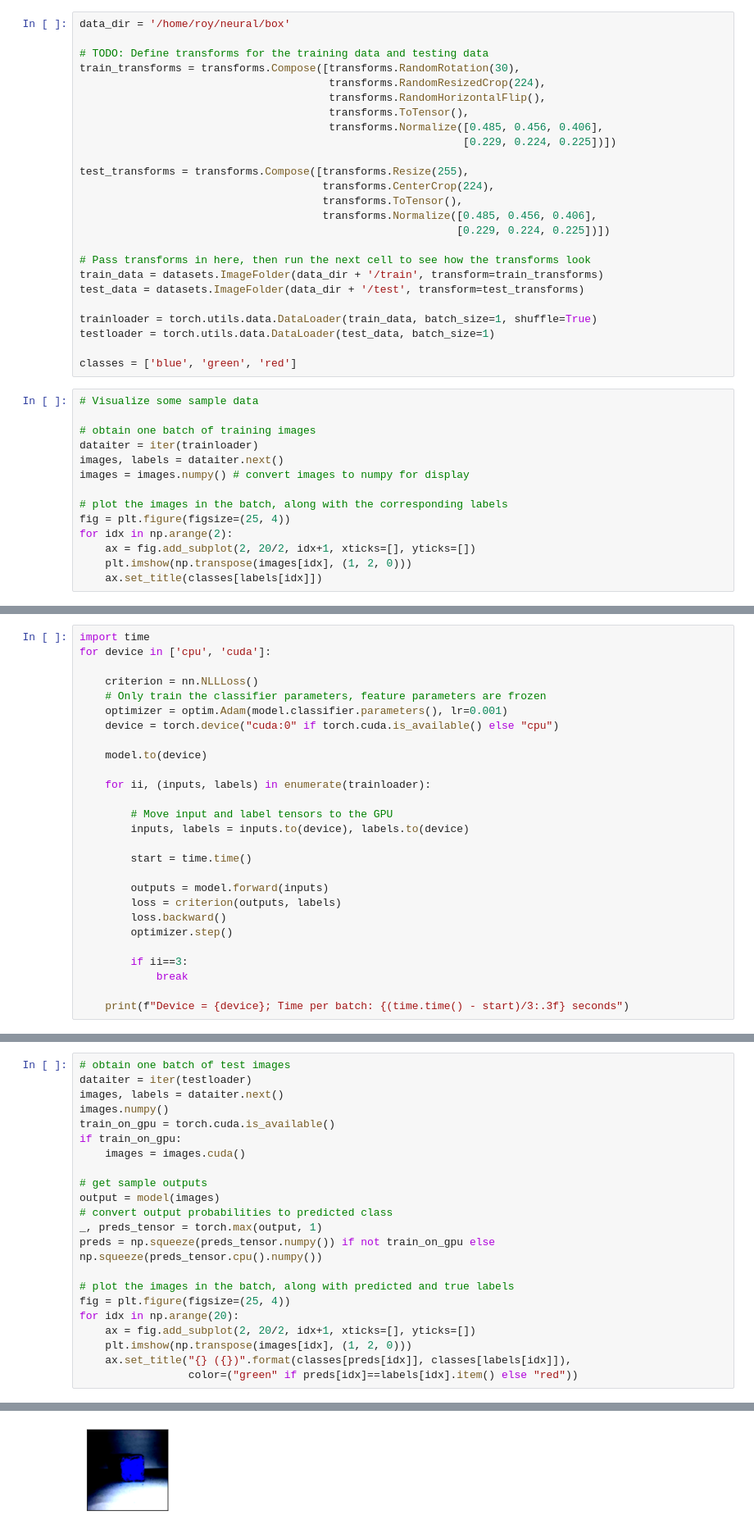
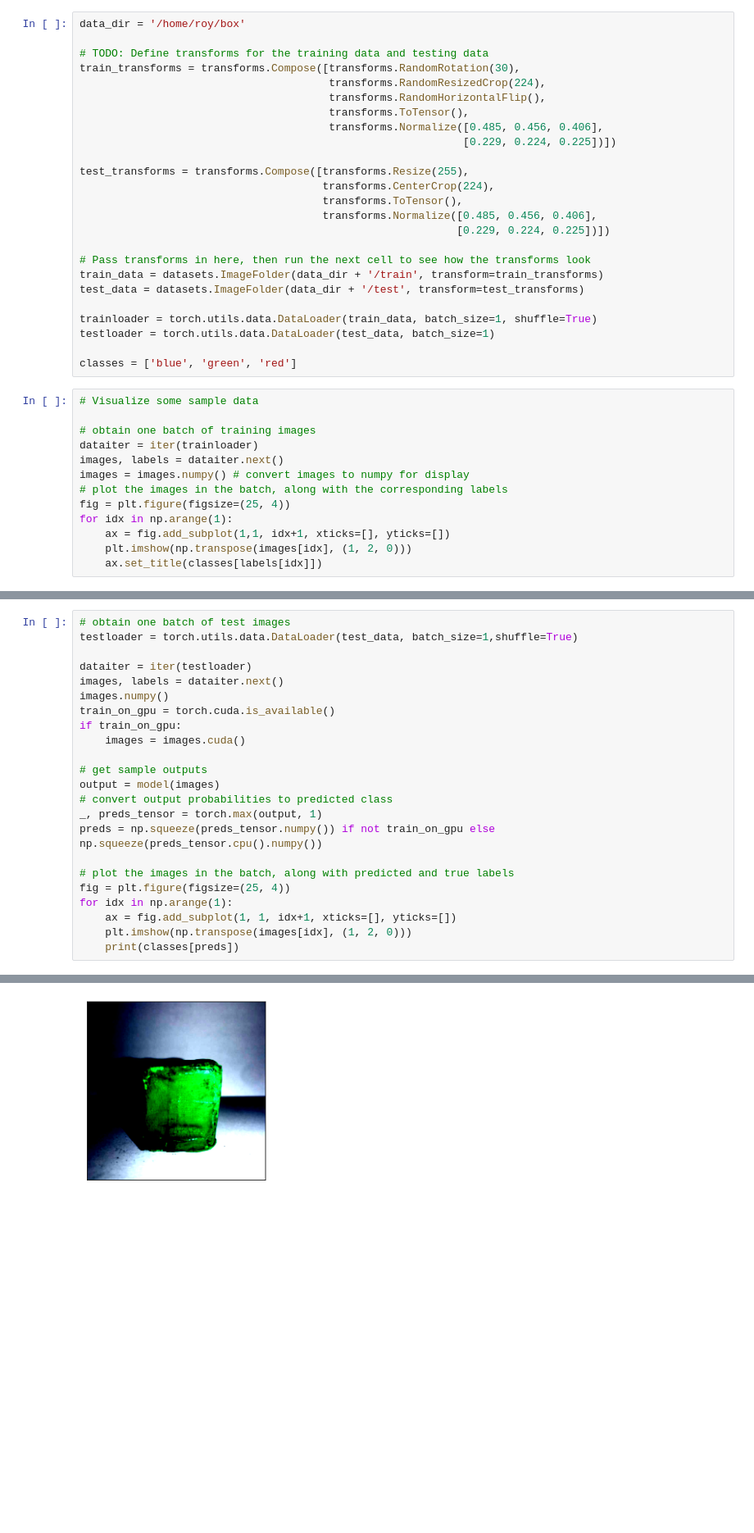
Before and after one commit to roypratik/Color_based_object_sorter, a Jupyter notebook: dense_net.ipynb, the cells around one changed output, grey strips where cells are left out. Shown at 82% size. Cells and saved outputs as stored; diff of their text form; blank space fills up the shorter version.

```diff
--- a/dense_net.ipynb
+++ b/dense_net.ipynb
@@ -11,7 +11,7 @@ import torch.nn.functional as F
 from torchvision import datasets, transforms, models
 import numpy as np
 # %%
-data_dir = '/home/roy/neural/box'
+data_dir = '/home/roy/box'
 
 # TODO: Define transforms for the training data and testing data
 train_transforms = transforms.Compose([transforms.RandomRotation(30),
@@ -42,11 +42,10 @@ classes = ['blue', 'green', 'red']
 dataiter = iter(trainloader)
 images, labels = dataiter.next()
 images = images.numpy() # convert images to numpy for display
-
 # plot the images in the batch, along with the corresponding labels
 fig = plt.figure(figsize=(25, 4))
-for idx in np.arange(2):
-    ax = fig.add_subplot(2, 20/2, idx+1, xticks=[], yticks=[])
+for idx in np.arange(1):
+    ax = fig.add_subplot(1,1, idx+1, xticks=[], yticks=[])
     plt.imshow(np.transpose(images[idx], (1, 2, 0)))
     ax.set_title(classes[labels[idx]])
 # %% [output]
@@ -91,27 +74,0 @@ model.classifier = classifier
-# %%
-import time
-for device in ['cpu', 'cuda']:
-
-    criterion = nn.NLLLoss()
-    # Only train the classifier parameters, feature parameters are frozen
-    optimizer = optim.Adam(model.classifier.parameters(), lr=0.001)
-    device = torch.device("cuda:0" if torch.cuda.is_available() else "cpu")
-
-    model.to(device)
-
-    for ii, (inputs, labels) in enumerate(trainloader):
-
-        # Move input and label tensors to the GPU
-        inputs, labels = inputs.to(device), labels.to(device)
-
-        start = time.time()
-
-        outputs = model.forward(inputs)
-        loss = criterion(outputs, labels)
-        loss.backward()
-        optimizer.step()
-
-        if ii==3:
-            break
-
-    print(f"Device = {device}; Time per batch: {(time.time() - start)/3:.3f} seconds")
@@ -201,5 +155,7 @@ plt.legend(frameon=False)
 # %%
 # obtain one batch of test images
+testloader = torch.utils.data.DataLoader(test_data, batch_size=1,shuffle=True)
+
 dataiter = iter(testloader)
 images, labels = dataiter.next()
 images.numpy()
@@ -215,10 +171,9 @@ preds = np.squeeze(preds_tensor.numpy()) if not train_on_gpu else np.squeeze(pre
 
 # plot the images in the batch, along with predicted and true labels
 fig = plt.figure(figsize=(25, 4))
-for idx in np.arange(20):
-    ax = fig.add_subplot(2, 20/2, idx+1, xticks=[], yticks=[])
+for idx in np.arange(1):
+    ax = fig.add_subplot(1, 1, idx+1, xticks=[], yticks=[])
     plt.imshow(np.transpose(images[idx], (1, 2, 0)))
-    ax.set_title("{} ({})".format(classes[preds[idx]], classes[labels[idx]]),
-                 color=("green" if preds[idx]==labels[idx].item() else "red"))
+    print(classes[preds])
 # %% [output]
 Clipping input data to the valid range for imshow with RGB data ([0..1] for floats or [0..255] for integers).
@@ -226 +181 @@ IndexError: too many indices for array
-[figure, old version]
+[figure, new version]
```
Also changed, not shown: parts of 6 cells of this notebook, 5 other files.
